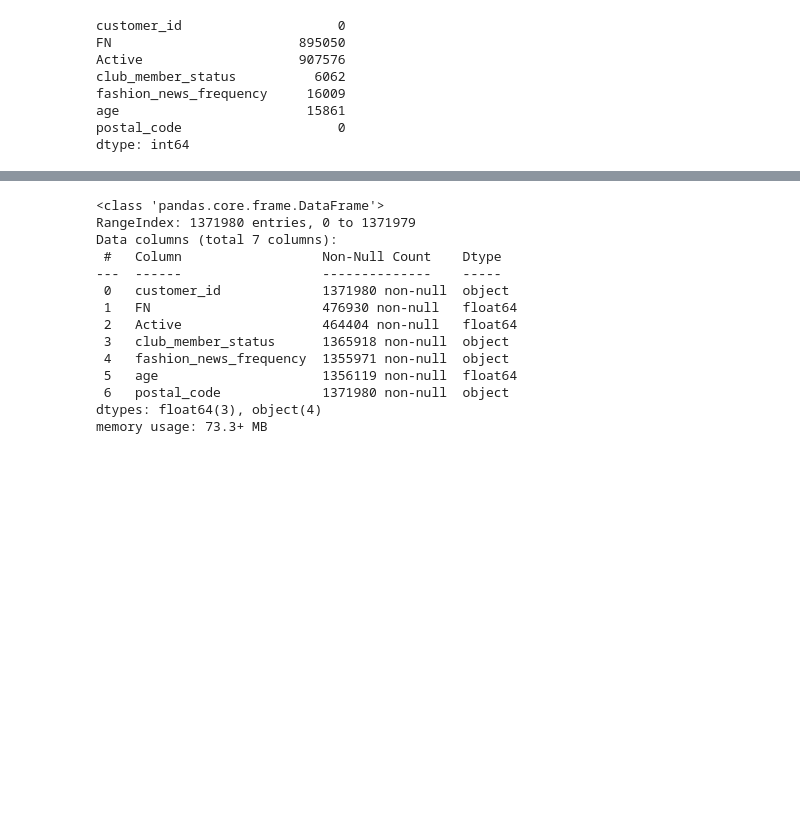
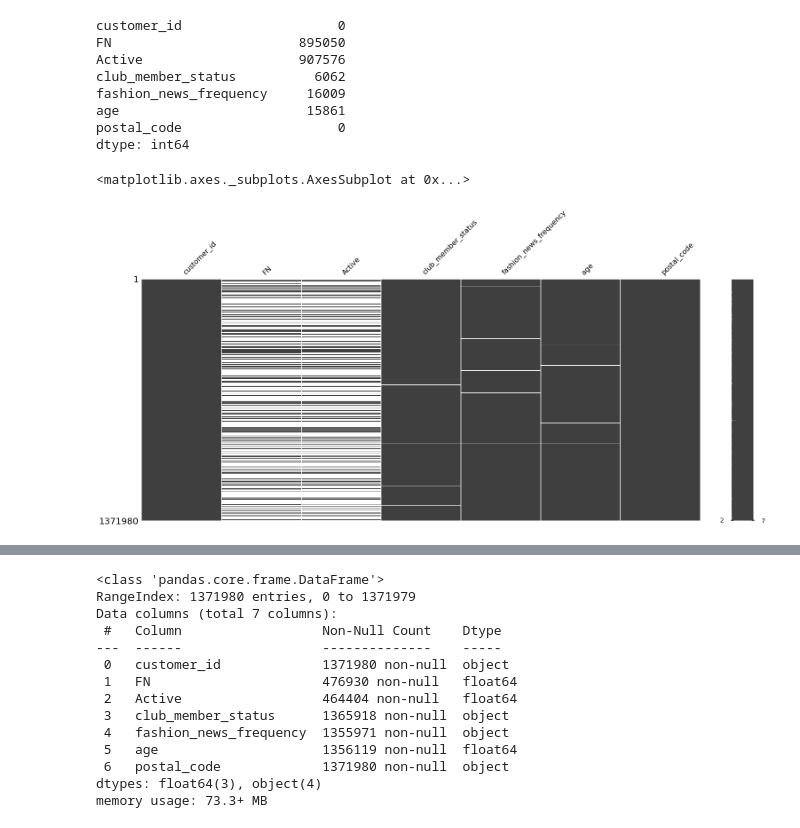
Before and after one commit to CarlaLorenteAnon/project-2, a Jupyter notebook: customers_cleaning2.ipynb, the cells around one changed output, grey strips where cells are left out. Saved outputs shown, nothing was run; the diff lists cells and outputs as text; code cells hidden in the pictures; blank space fills up the shorter version.

```diff
--- a/customers_cleaning2.ipynb
+++ b/customers_cleaning2.ipynb
@@ -46,3 +48,8 @@ dtype: int64
+# %%
+msno.matrix(customers_df)
+# %% [output]
+<matplotlib.axes._subplots.AxesSubplot at 0x...>
+[figure, added]
 # %%
 customers_df.head()
 # %% [output]
```
Also changed, not shown: parts of 1 cell of this notebook.
